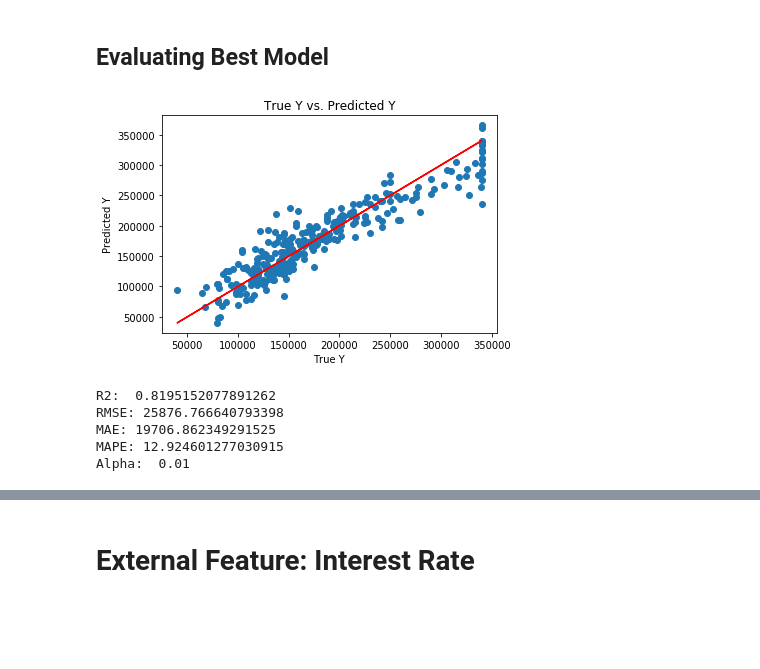
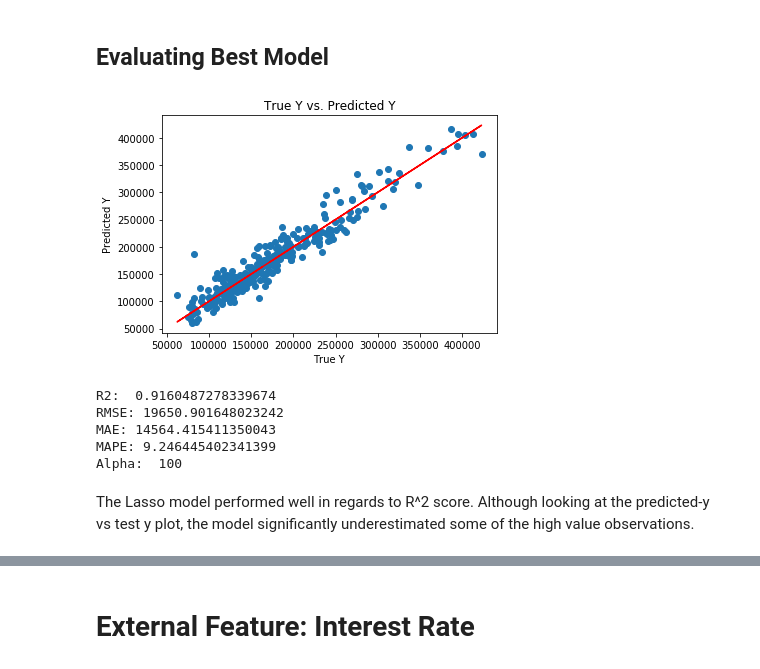
Before and after one commit to marshall7m/thinkful-data-science, a Jupyter notebook: linear_regression/housing_challenge.ipynb, the cells around one changed output, grey strips where cells are left out. Cells and saved outputs as stored; diff of their text form; code cells hidden in the pictures; blank space fills up the shorter version.

Commit message:
complete housing challenge

```diff
--- a/linear_regression/housing_challenge.ipynb
+++ b/linear_regression/housing_challenge.ipynb
@@ -256,8 +275,0 @@ Surprisingly location and number of bedrooms/bathrooms were not strongly correla
-# %%
-# combine related variables from above
-
-housing_df['total_sf'] = housing_df.totalbsmtsf + housing_df.grlivarea + housing_df.garagearea
-+ housing_df.wooddecksf + housing_df.openporchsf + housing_df.poolarea
-
-housing_df['total_fullbaths'] = housing_df.bsmtfullbath + housing_df.fullbath
-housing_df['total_halfbaths'] = housing_df.bsmthalfbath + housing_df.halfbath
@@ -314,3 +276,6 @@ Using full baths for one feature list as seen in plot.
+# %%
+drop_col = ['winsorized_garagearea', 'winsorized_firstflrsf', 'winsorized_secondflrsf']
+housing_df.drop(drop_col, axis=1, inplace=True)
 # %% [markdown]
 # Modeling
 # %% [markdown]
@@ -352,10 +317,10 @@ def model_results(model_list, train_x, train_y, test_x, test_y):
 
     return model_df
 # %%
-feature_list = list(housing_df.loc[:,housing_df.columns != 'saleprice'].columns[1:])
+all_feature_list = list(housing_df.loc[:,housing_df.columns != 'saleprice'].columns[2:])
 
 train_x, test_x, train_y, test_y = train_test_split(
-    housing_df[feature_list], housing_df['saleprice'], test_size=.2)
+    housing_df[all_feature_list], housing_df['saleprice'], test_size=.2)
 
 elastic = ElasticNet()
 ridge = RidgeCV(alphas=(.01,1,10,100,1000))
@@ -385,8 +347,0 @@ Using only features that had a strong correlation with saleprice, each model per
-# %%
-feature_list = ['overallqual', 'total_sf',
-                'total_fullbaths', 'total_halfbaths']
-
-train_x, test_x, train_y, test_y = train_test_split(
-    housing_df[feature_list], housing_df['saleprice'], test_size=.2)
-
-model_results(model_list, train_x, train_y, test_x, test_y)
@@ -404,29 +348,31 @@ linear
 # %% [markdown]
 ## Evaluating Best Model
 # %%
-elastic = ElasticNet(alpha=.01)
-elastic.fit(train_x, train_y)
-pred_y = elastic.predict(test_x)
+lasso = Lasso(alpha=100)
+lasso.fit(train_x, train_y)
+pred_y = lasso.predict(test_x)
 
 plt.scatter(test_y, pred_y)
 plt.plot(test_y, test_y, color='red')
 plt.title('True Y vs. Predicted Y')
 plt.xlabel('True Y')
 plt.ylabel('Predicted Y')
 plt.show()
 
-print('R2: ', elastic.score(train_x, train_y))
+print('R2: ', lasso.score(test_x, test_y))
 print('RMSE:', rmse(test_y, pred_y))
 print('MAE:', mean_absolute_error(test_y, pred_y))
 print('MAPE:', (np.abs(test_y - pred_y) / test_y).mean() *100)
-print('Alpha: ', elastic.alpha)
+print('Alpha: ', lasso.alpha)
 # %% [output]
-[figure, old version]
+[figure, new version]
-R2:  0.8195152077891262
-RMSE: 25876.766640793398
-MAE: 19706.862349291525
-MAPE: 12.924601277030915
-Alpha:  0.01
+R2:  0.9160487278339674
+RMSE: 19650.901648023242
+MAE: 14564.415411350043
+MAPE: 9.246445402341399
+Alpha:  100
+# %% [markdown]
+The Lasso model performed well in regards to R^2 score. Although looking at the predicted-y vs test y plot, the model significantly underestimated some of the high value observations.
 # %%
 error_term = test_y - pred_y
 plt.scatter(pred_y, error_term)
```
Also changed, not shown: parts of 40 cells of this notebook.
